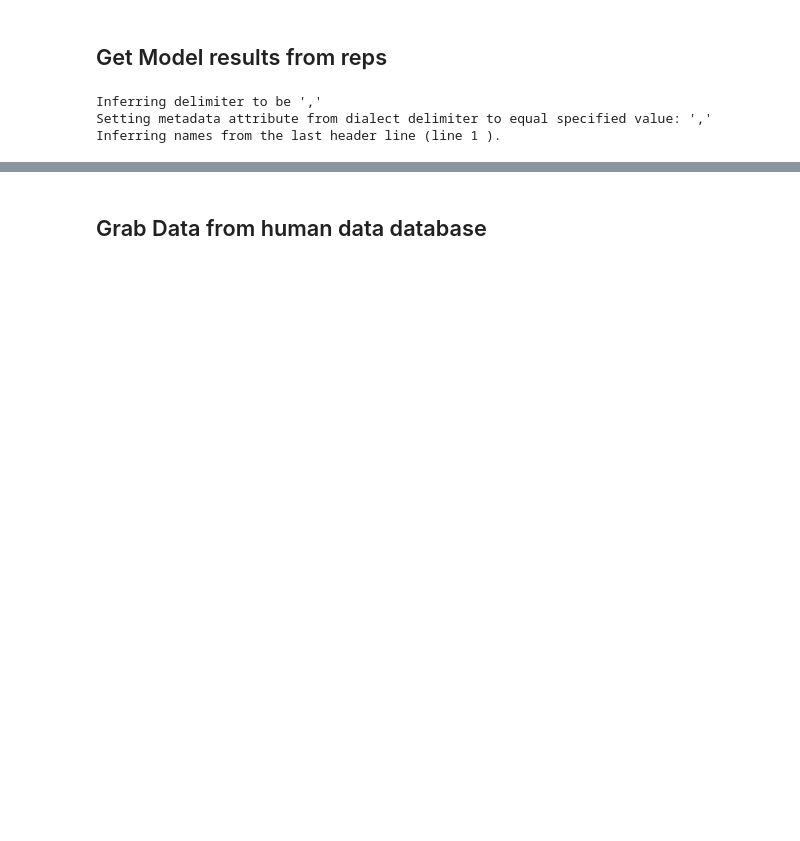
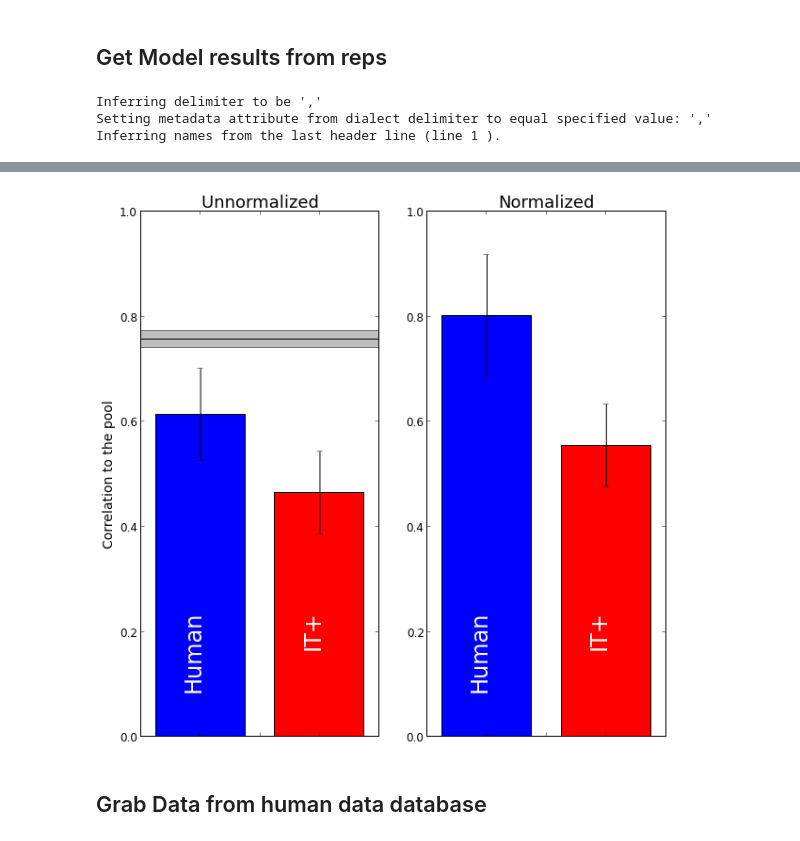
Before and after one commit to dicarlolab/BehavioralBenchmark, a Jupyter notebook: notebooks/consistency_analysis.ipynb, the cells around one changed output, grey strips where cells are left out. Saved outputs shown, nothing was run; the diff lists cells and outputs as text; code cells hidden in the pictures; blank space fills up the shorter version.

```diff
--- a/notebooks/consistency_analysis.ipynb
+++ b/notebooks/consistency_analysis.ipynb
@@ -155,3 +179,69 @@ True
+# %%
+#Plot  unnormalized metric value with noise ceiling for standard time bin
+
+standard_time_bin_index = TimeBins_100ms.index([70,170])
+
+
+mean_metric_value = mean(individual_to_pool)
+modelITp_metric_value = mean(Modelrep_to_pool)
+error = np.std(individual_to_pool)
+errorModelITp = std(Modelrep_to_pool)
+
+noise_ceiling = np.mean(noise_level)
+noise_ceiling_error = ss.sem(noise_level)
+noise_ceiling_low = noise_ceiling-noise_ceiling_error
+noise_ceiling_high = noise_ceiling+noise_ceiling_error
+
+
+
+fig,ax = subplots(1,2,figsize = (10, 10))
+ax[0].bar([.125, 1.125], [mean_metric_value, model_metric_value], yerr=[error, 0], width=.75,ecolor ='k')
+ax[0].bar([ 1.125], [ modelITp_metric_value], yerr=[errorModelITp], width=.75, color='r',ecolor ='k')
+def draw_noise_ceiling():
+    ax[0].axhspan(noise_ceiling_low, noise_ceiling_high, facecolor='gray', alpha=0.5)
+    ax[0].axhspan(noise_ceiling, noise_ceiling, facecolor='gray')
+draw_noise_ceiling()
+ax[0].axis([0,2,0,1])
+ax[0].set_title('Unnormalized ', fontsize = 18)
+ax[0].set_ylabel('Correlation to the pool', fontsize = 14)
+
+ax[0].set_xticklabels([])
+ax[0].set_yticklabels(arange(0,1.1,0.2),fontsize=12)
+
+ax[0].text(0.125+0.25,0.2,'Human', fontsize = 24, rotation = 'vertical', color = 'white')
+
+ax[0].text(1.125+0.25,0.2,'IT+', fontsize = 24, rotation = 'vertical', color = 'white')
+
+#Plot normalized metric value
+
+mean_metric_value_normalized = mean(normalized)
+error = np.std(normalized)
+
+pool_IC = ss.spearmanr(rep0_pool, rep1_pool)[0]
+ax[1].bar([.125], [mean_metric_value_normalized], yerr=[error], width=.75, color = 'b',ecolor ='k')
+ax[1].bar([ 1.125], [modelITp_metric_value/pool_IC], yerr=[errorModelITp], width=.75,  color = 'r',ecolor ='k')
+ax[1].axis([0,2,0,1])
+
+ax[1].set_title('Normalized', fontsize = 18)
+
+ax[1].set_xticklabels([])
+ax[1].set_yticklabels(arange(0,1.1,0.2),fontsize=12)
+
+ax[1].text(0.125+0.25,0.2,'Human', fontsize = 24, rotation = 'vertical', color = 'white')
+
+ax[1].text(1.125+0.25,0.2,'IT+', fontsize = 24, rotation = 'vertical', color = 'white')
+
+
+os.chdir("/mindhive/dicarlolab/u/toosi/projs/Consistency/")
+import time
+date= time.strftime("%d_%m_%Y")
+if  (os.path.isdir("%s"%((date))))== False:
+    os.mkdir("%s"%((date)))
+os.chdir("%s"%((date)))
+savefig('RepNoisebar_CorrelationtoPool_NormalizedvsUnnormalized.pdf')
+os.chdir("/mindhive/dicarlolab/u/toosi/projs/Consistency/")
+# %% [output]
+[figure, added]
 # %% [markdown]
 Grab Data from human data database
 -------
```
Also changed, not shown: parts of 24 cells of this notebook.
